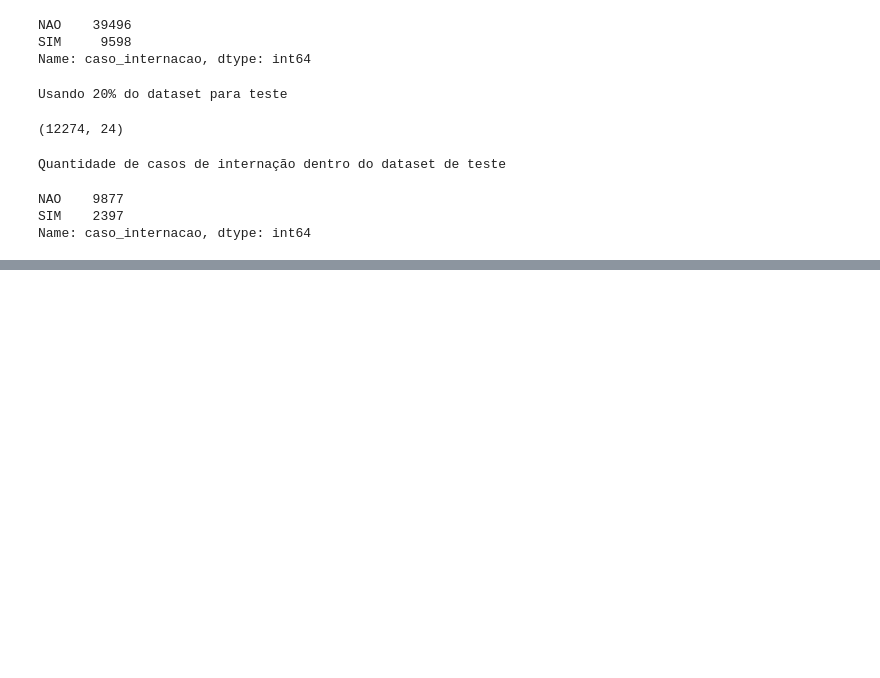
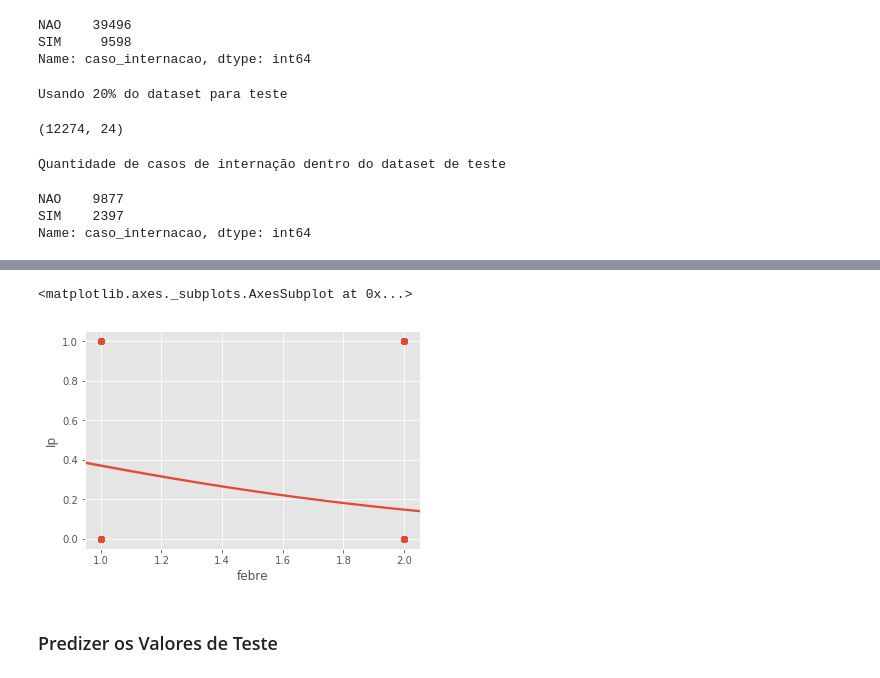
Before and after one commit to Jcss3/Analise-de-Dados---Dengue, a Jupyter notebook: Dataset Pre-Processado/Regressão.ipynb, the cells around one changed output, grey strips where cells are left out. Cells and saved outputs as stored; diff of their text form; code cells hidden in the pictures; blank space fills up the shorter version.

Commit message:
Regressão
o modelo ta uma merd** .
Tentar mudar as variaveis dependentes e testar novamente!

```diff
--- a/Dataset Pre-Processado/Regressão.ipynb
+++ b/Dataset Pre-Processado/Regressão.ipynb
@@ -105,0 +108,6 @@ Name: caso_internacao, dtype: int64
+# %%
+treinoCP = train.copy()
+# %%
+treinoCP['Ip'] = treinoCP.caso_internacao.map(lambda x: x== 'SIM' and 1 or 0)
+model = smf.logit("Ip ~ febre + mialgia + cefaleia + exantema + vomito + nausea + dor_costas + conjutivite + artrite + artralgia + petequia_n + leucopenia + laco + dor_retro + diabetes + hematolog + hepatopat + renal + hipertensao + acido_pept + auto_imune + idade",data=treinoCP).fit()
+model.summary()
@@ -105,0 +142,7 @@ Name: caso_internacao, dtype: int64
+# %%
+sns.regplot(x='febre',y='Ip',logistic=True,data=treinoCP)
+# %% [output]
+<matplotlib.axes._subplots.AxesSubplot at 0x...>
+[figure, added]
+# %% [markdown]
+### Predizer os Valores de Teste
```
Also changed, not shown: parts of 11 cells of this notebook.
